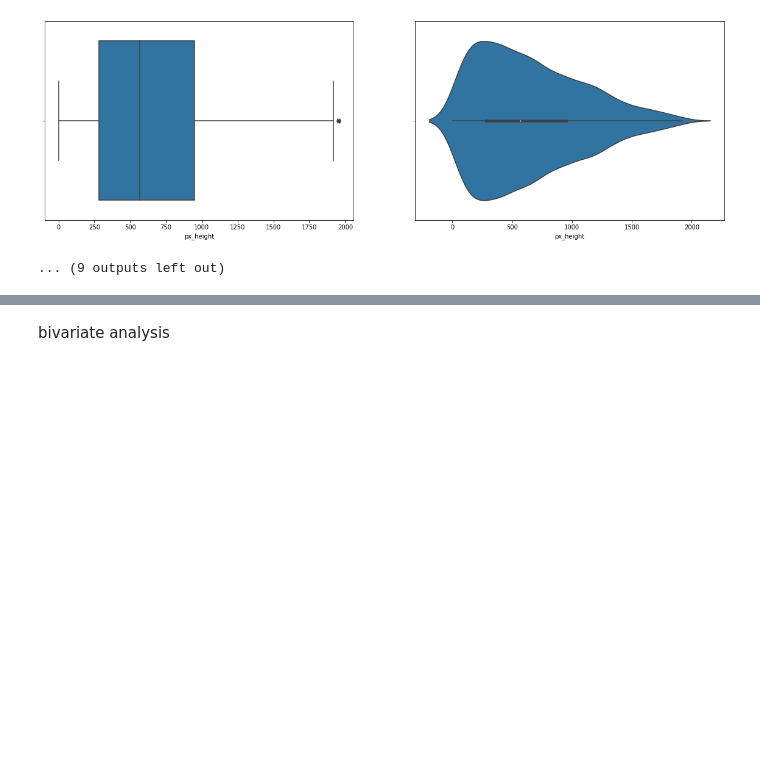
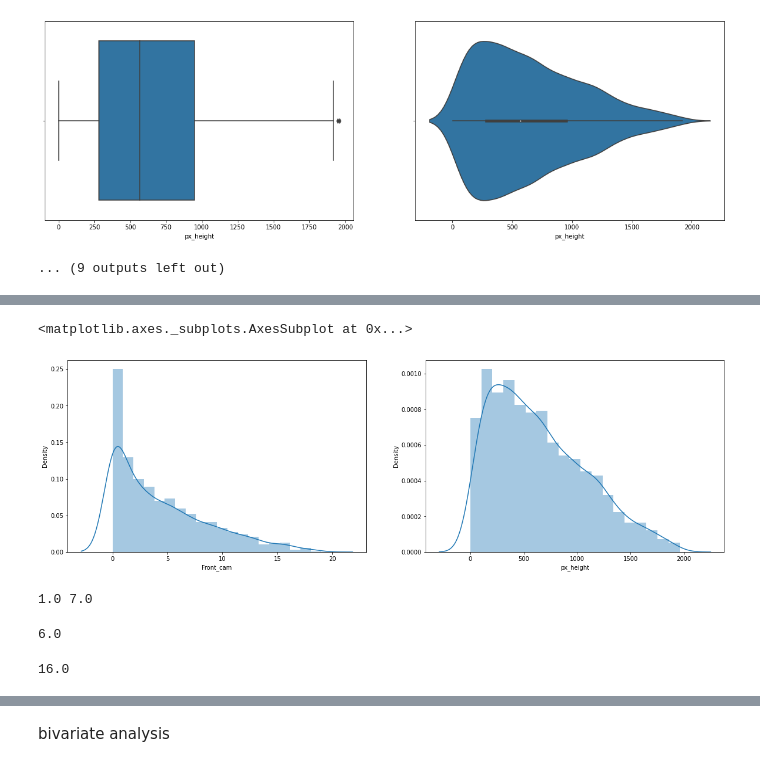
Before and after one commit to tarun422/Mobile-Price-Range-Prediction, a Jupyter notebook: Mobile_Price_Range_Prediction.ipynb, the cells around one changed output, grey strips where cells are left out. Cells and saved outputs as stored; diff of their text form; code cells hidden in the pictures; blank space fills up the shorter version.

```diff
--- a/Mobile_Price_Range_Prediction.ipynb
+++ b/Mobile_Price_Range_Prediction.ipynb
@@ -385,0 +446,9 @@ for i in df.columns:
+# %%
+fig = plt.figure(figsize=(20, 6))
+plt.subplot(1,2,1)
+sns.distplot(df['Front_cam'])
+plt.subplot(1,2,2)
+sns.distplot(df['px_height'])
+# %% [output]
+<matplotlib.axes._subplots.AxesSubplot at 0x...>
+[figure, added]
@@ -385,0 +458,14 @@ for i in df.columns:
+# %%
+print(p25,p75)
+# %% [output]
+1.0 7.0
+# %%
+iqr=p75-p25
+iqr
+# %% [output]
+6.0
+# %%
+upper_limit=p75+1.5*iqr
+upper_limit
+# %% [output]
+16.0
```
Also changed, not shown: parts of 56 cells of this notebook.
